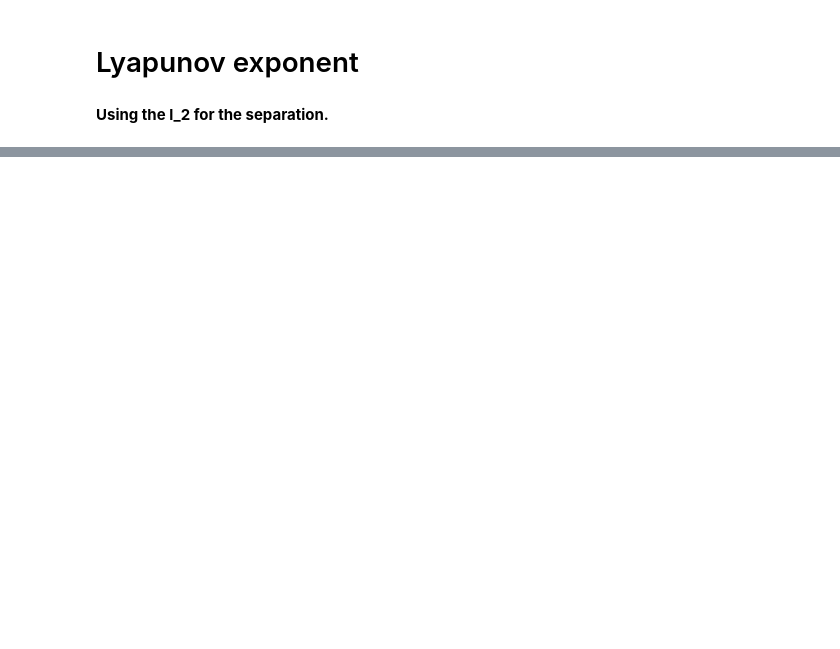
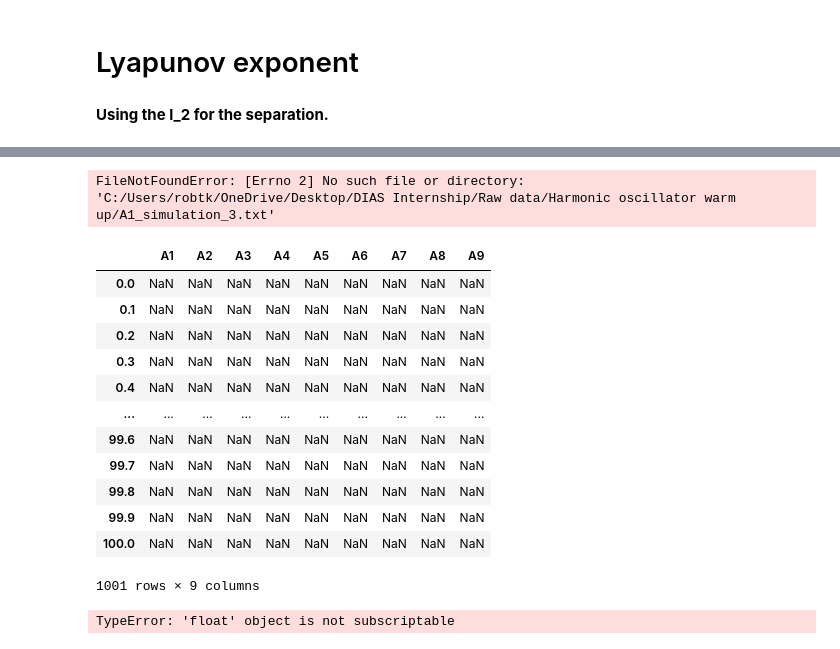
Before and after one commit to Rtk100/DIAS-Summer-Internship, a Jupyter notebook: Python/Chaos in Classical D0-Brane Mechanic. Data Analysis.ipynb, the cells around one changed output, grey strips where cells are left out. Saved outputs shown, nothing was run; the diff lists cells and outputs as text; code cells hidden in the pictures; blank space fills up the shorter version.

```diff
--- a/Python/Chaos in Classical D0-Brane Mechanic. Data Analysis.ipynb
+++ b/Python/Chaos in Classical D0-Brane Mechanic. Data Analysis.ipynb
@@ -93,6 +93,6 @@ X1_DF = pd.DataFrame({"X1" : X_matrices[0].tolist(), "X2" : X_matrices[1].tolist
 # %%
 # Load in each line in the text file
-V_list3 = pd.read_csv(path + "V2_simulation_2.txt",
+V_list3 = pd.read_csv(path + "V1_simulation_2.txt",
                         names = ["V1"],
                       index_col=False)
 
@@ -126,13 +126,13 @@ for i in range(9):
 # Put each array into a column of a dataframe
 labels = ["V1", "V2", "V3", "V4", "V5", "V6", "V7", "V8", "V9"]
 
-delta_t = 1*10**-3
+delta_t = 1*10**-4
 record_steps = 1000
 simulation_repetitions = 1000000
 
 times = np.arange(0, simulation_repetitions*delta_t + delta_t*record_steps, delta_t*record_steps)
 
-V2_DF = pd.DataFrame({"V1" : V_matrices[0].tolist(), "V2" : V_matrices[1].tolist(), "V3" : V_matrices[2].tolist(), "V4" : V_matrices[3].tolist(), "V5" : V_matrices[4].tolist(),
+V1_DF = pd.DataFrame({"V1" : V_matrices[0].tolist(), "V2" : V_matrices[1].tolist(), "V3" : V_matrices[2].tolist(), "V4" : V_matrices[3].tolist(), "V5" : V_matrices[4].tolist(),
                      "V6" : V_matrices[5].tolist(), "V7" : V_matrices[6].tolist(), "V8" : V_matrices[7].tolist(), "V9" : V_matrices[8].tolist()}, index = times,
                     columns = labels)
 # %% [markdown]
@@ -604,0 +613,71 @@ X1_DF
+# %%
+# Load in each line in the text file
+A_list3 = pd.read_csv(path + "A1_simulation_3.txt",
+                        names = ["X1"],
+                      index_col=False)
+
+# Split each line into a list in a list
+data = []
+for line in X_list3["X1"]:
+    items = line.rstrip('\n').split(" ")
+    data.append(items)
+i = 0
+while i < len(data):
+
+    data[i] = list(filter(None, data[i]))
+    i += 1
+
+# Turn each element into a float
+data_array = np.array(data, dtype=np.float32)
+
+# Turn every 2 lists into a single matrix by enclosing them in another list inside the array.
+X_values = data_array.reshape(-1, 2, data_array.shape[1])
+
+# X_values is a list of all X matrices recorded, it has the initial recordings of X1-X9 and then the 2nd recordings of X1-X9 etc.
+# We need to break up every ninth element of X_values into new arrays as follows
+
+X_matrices = [None] * 9  # List to store the nine new arrays
+
+for i in range(9):
+    X_matrices[i] = X_values[i::9] # i::9 starts at the ith element and goes up in steps of 9 until the we get out of index of the array.
+
+# X_matrices is now a list of 9 arrays, each holding the time evolutions of X1-X9 respectively.
+
+# Put each array into a column of a dataframe
+labels = ["A1", "A2", "A3", "A4", "A5", "A6", "A7", "A8", "A9"]
+
+delta_t = 1*10**-4
+record_steps = 1000
+simulation_repetitions = 1000000
+
+times = np.arange(0, simulation_repetitions*delta_t + delta_t*record_steps, delta_t*record_steps)
+
+A1_DF = pd.DataFrame({"X1" : X_matrices[0].tolist(), "X2" : X_matrices[1].tolist(), "X3" : X_matrices[2].tolist(), "X4" : X_matrices[3].tolist(), "X5" : X_matrices[4].tolist(),
+                     "X6" : X_matrices[5].tolist(), "X7" : X_matrices[6].tolist(), "X8" : X_matrices[7].tolist(), "X9" : X_matrices[8].tolist()}, index = times,
+                    columns = labels)
+# %% [output]
+FileNotFoundError: [Errno 2] No such file or directory: 'C:/Users/robtk/OneDrive/Desktop/DIAS Internship/Raw data/Harmonic oscillator warm up/A1_simulation_3.txt'
+# %%
+A1_DF
+# %% [output]
+|  | A1 | A2 | A3 | A4 | A5 | A6 | A7 | A8 | A9 |
+| 0.0 | NaN | NaN | NaN | NaN | NaN | NaN | NaN | NaN | NaN |
+| 0.1 | NaN | NaN | NaN | NaN | NaN | NaN | NaN | NaN | NaN |
+| 0.2 | NaN | NaN | NaN | NaN | NaN | NaN | NaN | NaN | NaN |
+| 0.3 | NaN | NaN | NaN | NaN | NaN | NaN | NaN | NaN | NaN |
+| 0.4 | NaN | NaN | NaN | NaN | NaN | NaN | NaN | NaN | NaN |
+| ... | ... | ... | ... | ... | ... | ... | ... | ... | ... |
+| 99.6 | NaN | NaN | NaN | NaN | NaN | NaN | NaN | NaN | NaN |
+| 99.7 | NaN | NaN | NaN | NaN | NaN | NaN | NaN | NaN | NaN |
+| 99.8 | NaN | NaN | NaN | NaN | NaN | NaN | NaN | NaN | NaN |
+| 99.9 | NaN | NaN | NaN | NaN | NaN | NaN | NaN | NaN | NaN |
+| 100.0 | NaN | NaN | NaN | NaN | NaN | NaN | NaN | NaN | NaN |
+1001 rows × 9 columns
+# %%
+for i in range(9):
+    for j in range(2):
+
+
+        print(A1_DF.iloc[0,:].values[i][j][0], A1_DF.iloc[0,:].values[i][j][1])
+# %% [output]
+TypeError: 'float' object is not subscriptable
```
Also changed, not shown: parts of 22 cells of this notebook, 20 other files.
